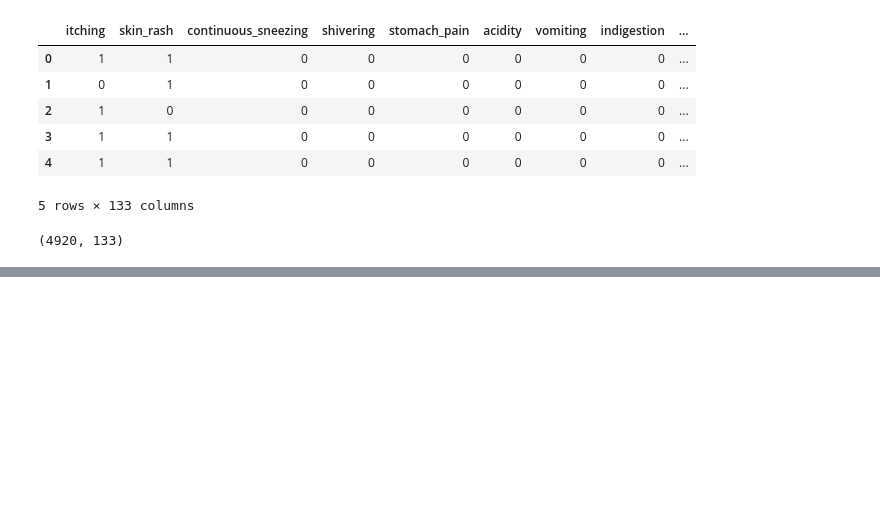
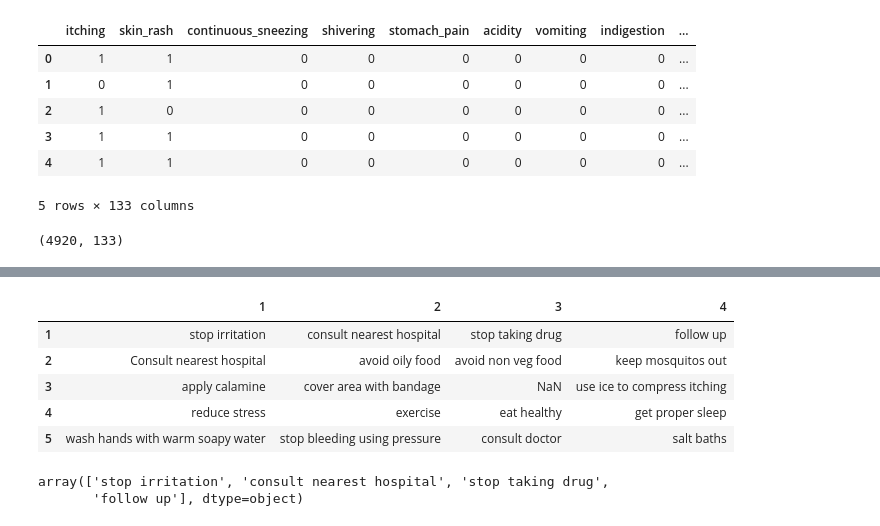
Before and after one commit to Soumya-Dey/DR-BAYMAX-Disease-prediction-system, a Jupyter notebook: dataFormatting.ipynb, the cells around one changed output, grey strips where cells are left out. Saved outputs shown, nothing was run; the diff lists cells and outputs as text; code cells hidden in the pictures; blank space fills up the shorter version.

```diff
--- a/dataFormatting.ipynb
+++ b/dataFormatting.ipynb
@@ -154,0 +202,14 @@ diseases_df.to_csv("./data/formatted_health_data.csv", index=False)
+# %%
+precautions.head()
+# %% [output]
+|  | 1 | 2 | 3 | 4 |
+| 1 | stop irritation | consult nearest hospital | stop taking drug | follow up |
+| 2 | Consult nearest hospital | avoid oily food | avoid non veg food | keep mosquitos out |
+| 3 | apply calamine | cover area with bandage | NaN | use ice to compress itching |
+| 4 | reduce stress | exercise | eat healthy | get proper sleep |
+| 5 | wash hands with warm soapy water | stop bleeding using pressure | consult doctor | salt baths |
+# %%
+np.array(precautions.iloc[0, :])
+# %% [output]
+array(['stop irritation', 'consult nearest hospital', 'stop taking drug',
+       'follow up'], dtype=object)
```
Also changed, not shown: parts of 11 cells of this notebook, 4 other files.
